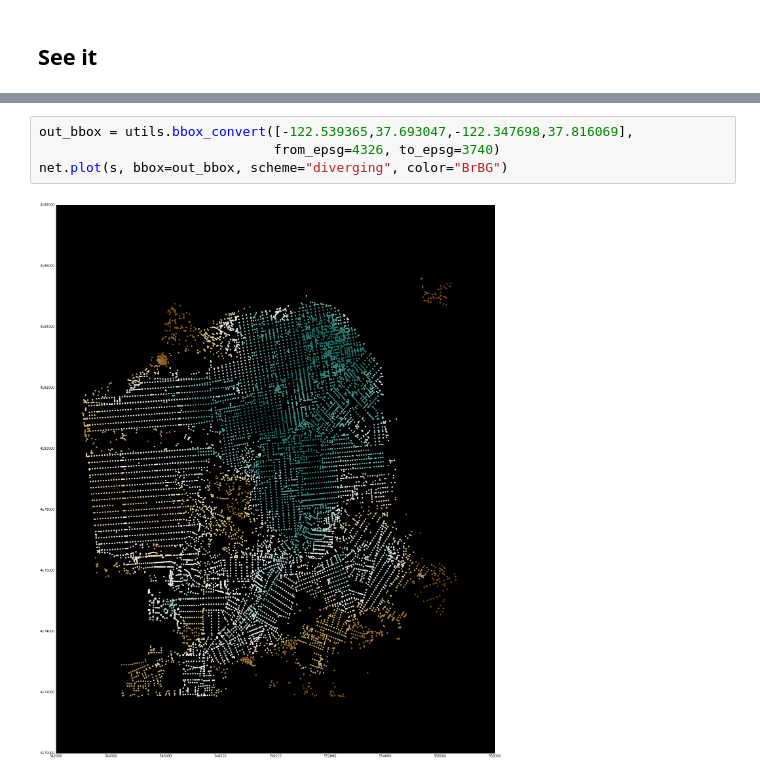
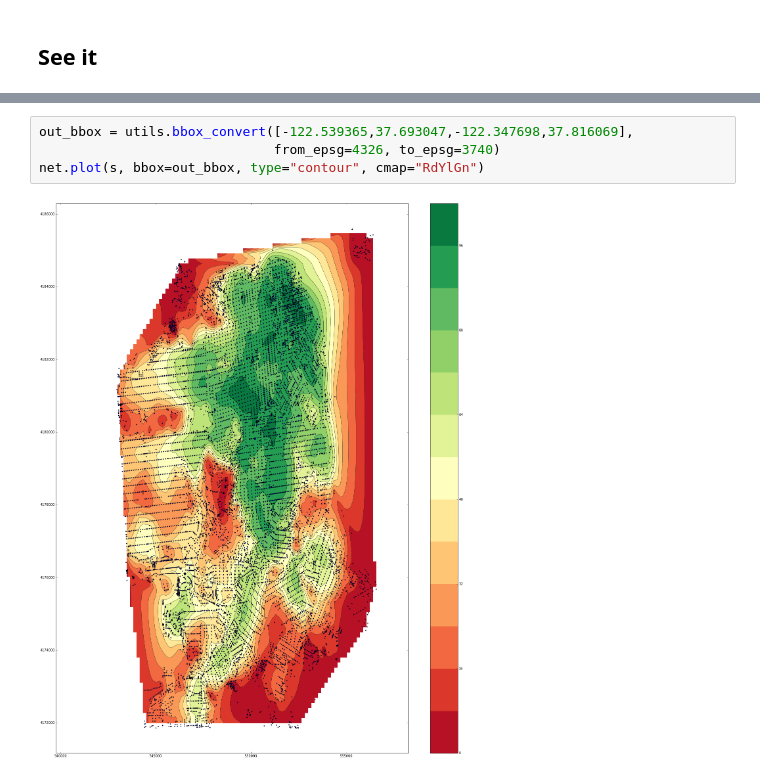
Before and after one commit to UDST/pandana, a Jupyter notebook: AnythingScore.ipynb, the cells around one changed output, grey strips where cells are left out. Cells and saved outputs as stored; diff of their text form.

```diff
--- a/AnythingScore.ipynb
+++ b/AnythingScore.ipynb
@@ -73,6 +77,6 @@ dtype: float64
 # %%
 out_bbox = utils.bbox_convert([-122.539365,37.693047,-122.347698,37.816069],
                               from_epsg=4326, to_epsg=3740)
-net.plot(s, bbox=out_bbox, scheme="diverging", color="BrBG")
+net.plot(s, bbox=out_bbox, type="contour", cmap="RdYlGn")
 # %% [output]
-[figure, old version]
+[figure, new version]
```
Also changed, not shown: parts of 3 cells of this notebook, 1 other file.
